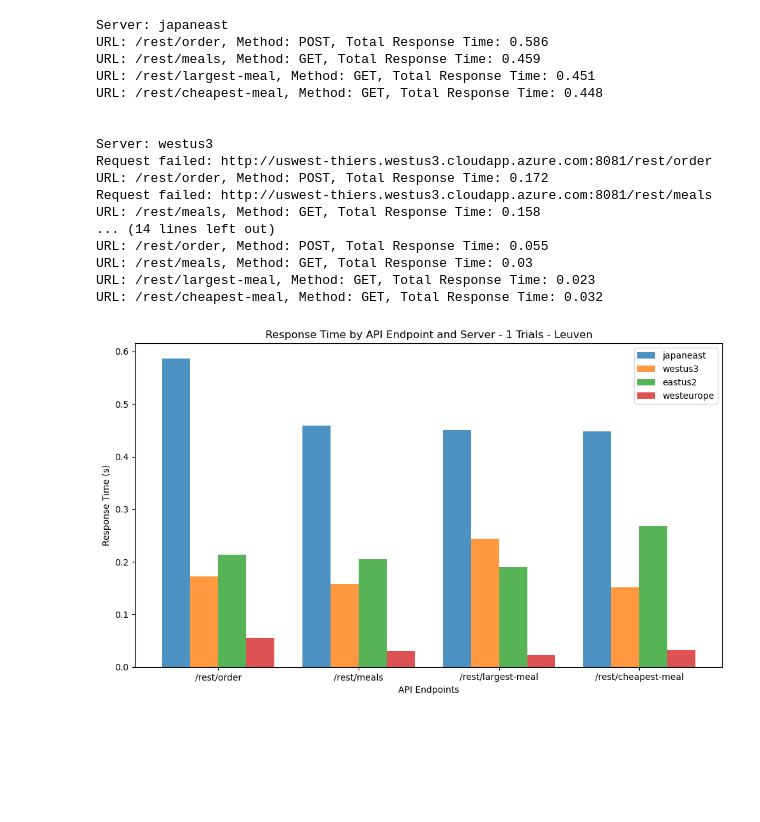
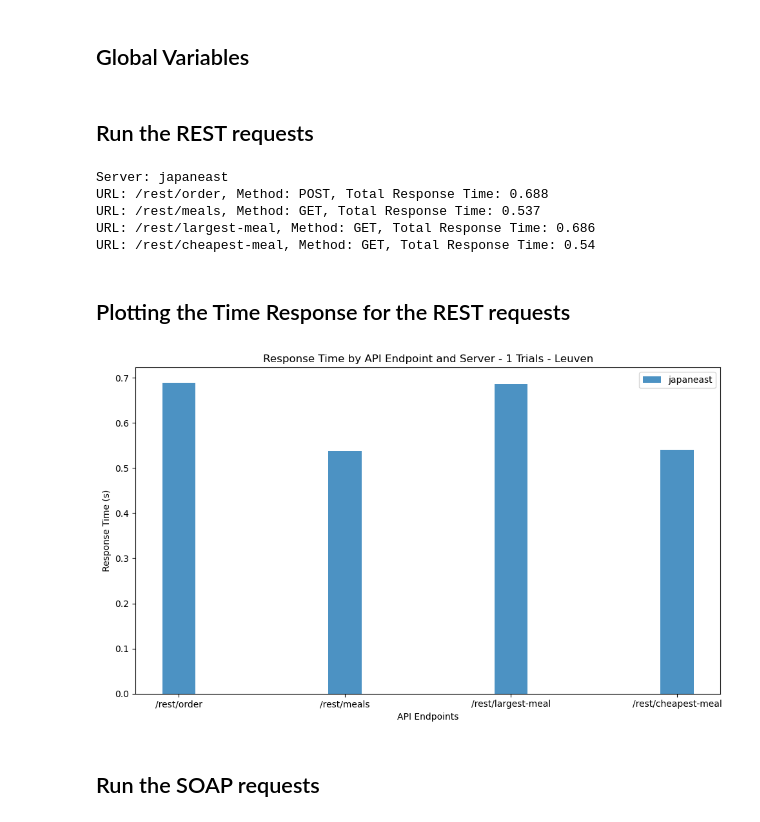
Before and after one commit to alken01/DA1-Cloud-Based-Deployment, a Jupyter notebook: server_test.ipynb, the cells around one changed output. Cells and saved outputs as stored; diff of their text form; code cells hidden in the pictures; blank space fills up the shorter version.

```diff
--- a/server_test.ipynb
+++ b/server_test.ipynb
@@ -107,56 +147,53 @@ def concurrent_test(dns, request_list, num_requests):
     return response_times_dict
+# %% [markdown]
+## Global Variables
+# %%
+server_list = [
+    ('alnike.japaneast.cloudapp.azure.com', '20.210.110.130')
+    # ,
+    # ('uswest-thiers.westus3.cloudapp.azure.com', '20.106.100.68'),
+    # ('useast-lennart.eastus2.cloudapp.azure.com', '20.1.139.66'),
+    # ('dapps.westeurope.cloudapp.azure.com', '98.71.185.120')
+]
+
+num_requests = 1
+this_ip = requests.get('https://api.ipify.org').text
+# %% [markdown]
+## Run the REST requests
 # %%
-server_list = [
-    ('alnike.japaneast.cloudapp.azure.com', '20.210.110.130'),
-    ('uswest-thiers.westus3.cloudapp.azure.com', '20.106.100.68'),
-    ('useast-lennart.eastus2.cloudapp.azure.com', '20.1.139.66'),
-    ('dapps.westeurope.cloudapp.azure.com', '98.71.185.120')
-]
-
-num_requests = 1
 rest_port = 8081
-this_ip = requests.get('https://api.ipify.org').text
-
 rest_request_list = [
-    ['/rest/order', 'POST', {'address': '123 Main St', 'meals': ['Portobello', 'Portobello']}],
+    ['/rest/order', 'POST', {'address': '123 Main St', 'meals': ['Fish and Chips', 'Steak']}],
     ['/rest/meals', 'GET'],
     ['/rest/largest-meal', 'GET'],
     ['/rest/cheapest-meal', 'GET']
 ]
 
-response_times_dict = {}
+rest_response_times_dict = {}
 
 for dns, ip in server_list:
     # if this is the current server, skip
     if ip == this_ip: continue
 
     # test REST
-    response_times = concurrent_test(dns, rest_request_list, num_requests)
+    response_times = concurrent_test(dns, rest_port, rest_request_list, num_requests, req='REST')
 
     for url, times in response_times.items():
-        if url not in response_times_dict:
-            response_times_dict[url] = {}
-        response_times_dict[url][dns] = times
+        if url not in rest_response_times_dict:
+            rest_response_times_dict[url] = {}
+        rest_response_times_dict[url][dns] = times
     print('\n')
 # %% [output]
 Server: japaneast
-URL: /rest/order, Method: POST, Total Response Time: 0.586
-URL: /rest/meals, Method: GET, Total Response Time: 0.459
-URL: /rest/largest-meal, Method: GET, Total Response Time: 0.451
-URL: /rest/cheapest-meal, Method: GET, Total Response Time: 0.448
-
-
-Server: westus3
-Request failed: http://uswest-thiers.westus3.cloudapp.azure.com:8081/rest/order
-URL: /rest/order, Method: POST, Total Response Time: 0.172
-Request failed: http://uswest-thiers.westus3.cloudapp.azure.com:8081/rest/meals
-URL: /rest/meals, Method: GET, Total Response Time: 0.158
-... (14 lines left out)
-URL: /rest/order, Method: POST, Total Response Time: 0.055
-URL: /rest/meals, Method: GET, Total Response Time: 0.03
-URL: /rest/largest-meal, Method: GET, Total Response Time: 0.023
-URL: /rest/cheapest-meal, Method: GET, Total Response Time: 0.032
+URL: /rest/order, Method: POST, Total Response Time: 0.688
+URL: /rest/meals, Method: GET, Total Response Time: 0.537
+URL: /rest/largest-meal, Method: GET, Total Response Time: 0.686
+URL: /rest/cheapest-meal, Method: GET, Total Response Time: 0.54
+# %% [markdown]
+## Plotting the Time Response for the REST requests
 # %%
-plot_data(response_times_dict, num_requests, this_ip, extra_title=None);
+plot_data(rest_response_times_dict, num_requests, this_ip, server_list, extra_title=None);
 # %% [output]
-[figure, old version]
+[figure, new version]
+# %% [markdown]
+## Run the SOAP requests
```
Also changed, not shown: parts of 7 cells of this notebook, 5 other files.
